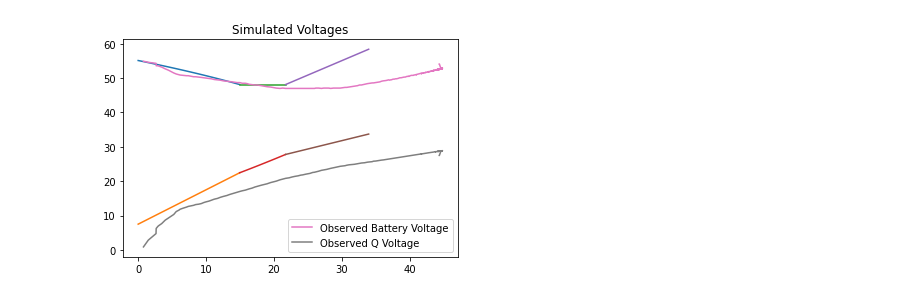
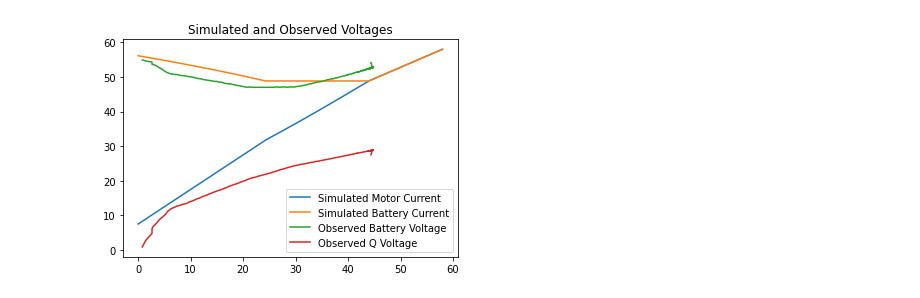
Before and after one commit to dsoto/ev-model-closed, a Jupyter notebook: torque-speed-symbolic-cleanup.ipynb, the cells around one changed output. Cells and saved outputs as stored; diff of their text form; code cells hidden in the pictures.

```diff
--- a/torque-speed-symbolic-cleanup.ipynb
+++ b/torque-speed-symbolic-cleanup.ipynb
@@ -81,7 +95 @@ print(omega_1_2, omega_2_3, omega_3)
-# %%
-import numpy as np
-import matplotlib.pyplot as plt
-regime_1_omega = np.linspace(0, float(omega_1_2), 100)
-regime_2_omega = np.linspace(float(omega_1_2), float(omega_2_3), 100)
-regime_3_omega = np.linspace(float(omega_2_3), float(omega_3), 100)
 # %%
@@ -113,27 +133,39 @@ plt.show()
 # %%
-Vb_1 = list(map(sympy.lambdify(omega, phase_limit[Vb].subs(ev_system)), regime_1_omega))   # phase limited battery current
-Vc_1 = list(map(sympy.lambdify(omega, phase_limit[Vc].subs(ev_system)), regime_1_omega))
-Vb_2 = list(map(sympy.lambdify(omega, battery_limit[Vb].subs(ev_system)), regime_2_omega))
-Vc_2 = list(map(sympy.lambdify(omega, battery_limit[Vc].subs(ev_system)), regime_2_omega))   # battery limited phase current
-Vc_3 = list(map(sympy.lambdify(omega, duty_limit[Vb].subs(ev_system)), regime_3_omega))
-Vb_3 = list(map(sympy.lambdify(omega, duty_limit[Vc].subs(ev_system)), regime_3_omega))
+def generate_voltages(ev_system):
+    omega_1_2, omega_2_3, omega_3 = calculate_crossover_frequencies(phase_limit, battery_limit, duty_limit, ev_system)
+
+    regime_1_omega = np.linspace(0, float(omega_1_2), 100, endpoint=False)
+    regime_2_omega = np.linspace(float(omega_1_2), float(omega_2_3), 100, endpoint=False)
+    regime_3_omega = np.linspace(float(omega_2_3), float(omega_3), 100)
+
+    Vb_1 = list(map(sympy.lambdify(omega, phase_limit[Vb].subs(ev_system)), regime_1_omega))   # phase limited battery current
+    Vc_1 = list(map(sympy.lambdify(omega, phase_limit[Vc].subs(ev_system)), regime_1_omega))
+    Vb_2 = list(map(sympy.lambdify(omega, battery_limit[Vb].subs(ev_system)), regime_2_omega))
+    Vc_2 = list(map(sympy.lambdify(omega, battery_limit[Vc].subs(ev_system)), regime_2_omega))   # battery limited phase current
+    Vc_3 = list(map(sympy.lambdify(omega, duty_limit[Vb].subs(ev_system)), regime_3_omega))
+    Vb_3 = list(map(sympy.lambdify(omega, duty_limit[Vc].subs(ev_system)), regime_3_omega))
+
+    Vb_values = np.hstack((np.array(Vb_1), np.array(Vb_2), np.array(Vb_3)))
+    Vc_values = np.hstack((np.array(Vc_1), np.array(Vc_2), np.array(Vc_3)))
+    omega_values = np.hstack((regime_1_omega, regime_2_omega, regime_3_omega))
+
+    return omega_values, Vb_values, Vc_values
+
+omega_values, Vb_values, Vc_values = generate_voltages(ev_system)
+plt.plot(omega_values, Vc_values, label='Simulated Motor Current')
+plt.plot(omega_values, Vb_values, label='Simulated Battery Current')
 
 
-plt.plot(regime_1_omega, Vb_1)
-plt.plot(regime_1_omega, Vc_1)
-plt.plot(regime_2_omega, Vb_2)
-plt.plot(regime_2_omega, Vc_2)
-plt.plot(regime_3_omega, Vc_3)
-plt.plot(regime_3_omega, Vb_3)
-plt.title('Simulated Voltages')
+
+plt.title('Simulated and Observed Voltages')
 
 # overlay observed data
 data = evd.vesc_csv_to_df('data.csv')
 data = evd.pull_throttle_region(data)
 data['rad_per_sec'] = evd.rpm_to_radpsec(data, pole_pairs=23)
 plt.plot(data['rad_per_sec'], data['input_voltage'], label='Observed Battery Voltage')
 plt.plot(data['rad_per_sec'], data['q_axis_voltage'], label='Observed Q Voltage')
 plt.legend()
 plt.show()
 # %% [output]
-[figure, old version]
+[figure, new version]
```
Also changed, not shown: parts of 8 cells of this notebook.
